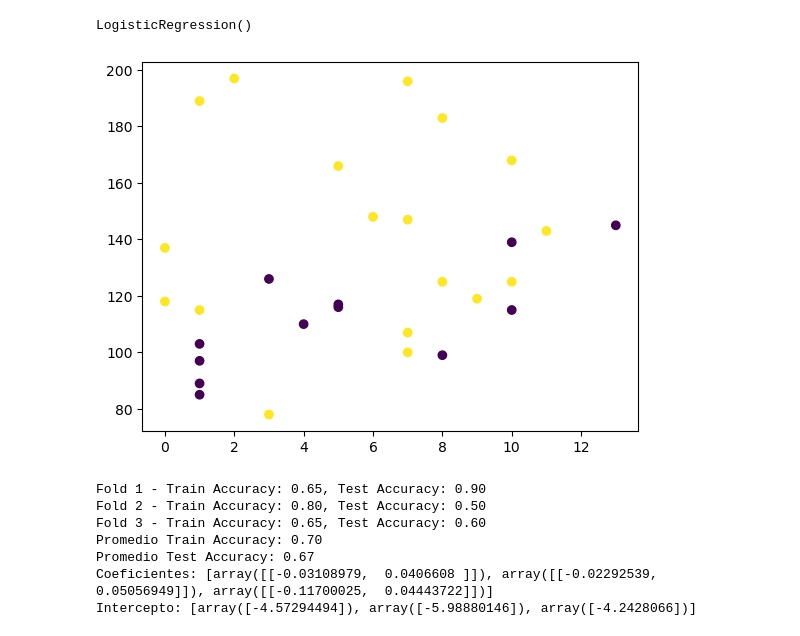
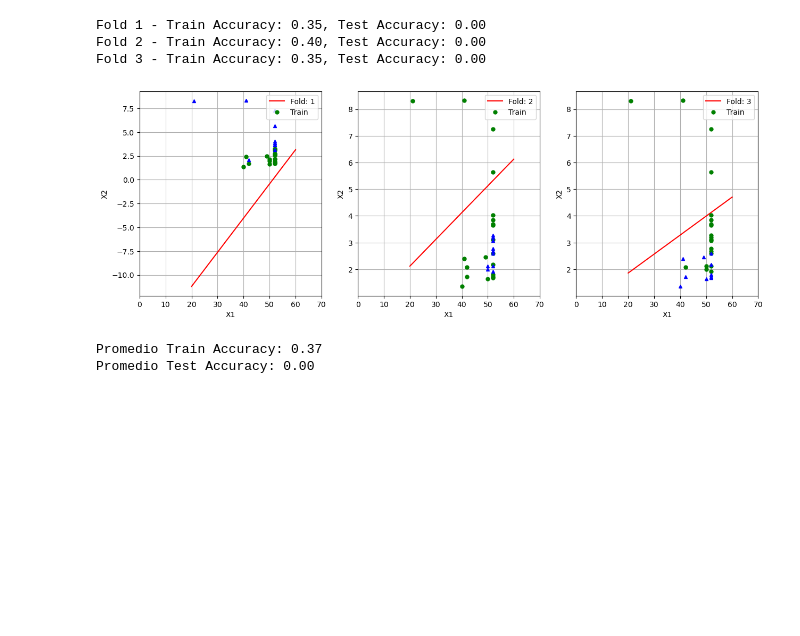
Before and after one commit to nestorm94/Aprendizaje_Maquinas, a Jupyter notebook: parcial_2.ipynb, the cells around one changed output. Saved outputs shown, nothing was run; the diff lists cells and outputs as text; code cells hidden in the pictures; blank space fills up the shorter version.

```diff
--- a/parcial_2.ipynb
+++ b/parcial_2.ipynb
@@ -69,3 +316,2 @@ determinar accuracy en train y test
 # %%
-df_biabetes = pd.read_csv('https://raw.githubusercontent.com/plotly/datasets/master/diabetes.csv')
-df_biabetes_30 = df_biabetes.head(30)
+df_california = pd.read_csv('https://raw.githubusercontent.com/sonarsushant/California-House-Price-Prediction/master/housing.csv')
@@ -88,60 +318,69 @@ results
-# %%
-logisticRegr = LogisticRegression()
-logisticRegr.fit(X, Y)
-# %% [output]
-LogisticRegression()
-# %%
-plt.scatter(X[:, 0], X[:, 1], c=Y)
-plt.show()
-# %% [output]
-[figure, removed]
+# %%
+df_california_30 = df_california.head(30)
+X_california = df_california_30[['housing_median_age', 'median_income']].values
+Y_california = df_california_30['median_house_value'].values
 # %%
-
-# Supongamos que tienes X y Y
-
-# Definir el número de pliegues (k)
 k = 3
 kf = KFold(n_splits=k)
 
-# Crear un modelo de regresión logística
 logisticRegr = LogisticRegression()
 
-# Inicializar listas para almacenar las métricas de entrenamiento y prueba de todos los folds
 train_accs = []
 test_accs = []
 coef = []
 intercept = []
 
-for fold, (train_indices, test_indices) in enumerate(kf.split(X)):
-    X_train, X_test = X[train_indices], X[test_indices]
-    y_train, y_test = Y[train_indices], Y[test_indices]
+
+plt.figure(figsize=(15, 5))
+
+for fold, (train_indices, test_indices) in enumerate(kf.split(X_california)):
+    X_train, X_test = X_california[train_indices], X_california[test_indices]
+    y_train, y_test = Y_california[train_indices], Y_california[test_indices]
 
     logisticRegr.fit(X_train, y_train)
-
-    coef.append(logisticRegr.coef_)
-    intercept.append(logisticRegr.intercept_)
 
     train_predictions = logisticRegr.predict(X_train)
     test_predictions = logisticRegr.predict(X_test)
 
     train_acc = accuracy_score(y_train, train_predictions)
     test_acc = accuracy_score(y_test, test_predictions)
 
     train_accs.append(train_acc)
     test_accs.append(test_acc)
 
+    w1 = logisticRegr.coef_[0][0]
+    w2 = logisticRegr.coef_[0][1]
+    b = logisticRegr.intercept_[0]
+
+    x1 = np.linspace(20, 60, 100)
+    x2 = -(w1 / w2) * x1 - (b / w2)
+
+    plt.subplot(1, k, fold + 1)
+    plt.plot(x1, x2, 'r-', label=f'Fold {fold + 1}')
+    plt.xlabel("X1")
+    plt.ylabel("X2")
+    plt.xlim(0, 70)
+    plt.legend()
+    plt.grid()
+
+    for i in range(len(X_train)):
+        x_i = X_train[i]
+        plt.plot(x_i[0], x_i[1], 'go', markersize=5)
+
+    for i in range(len(X_test)):
+        x_i = X_test[i]
+        plt.plot(x_i[0], x_i[1], 'b^', markersize=5)
+
+    plt.legend([f"Fold: {fold + 1}", "Train"], loc='upper right')
     print(f"Fold {fold + 1} - Train Accuracy: {train_acc:.2f}, Test Accuracy: {test_acc:.2f}")
+plt.show()
 
-# Imprimir el promedio de las métricas de todos los folds
 print(f"Promedio Train Accuracy: {sum(train_accs) / k:.2f}")
 print(f"Promedio Test Accuracy: {sum(test_accs) / k:.2f}")
-print(f"Coeficientes: {coef}")
-print(f"Intercepto: {intercept}")
 # %% [output]
-Fold 1 - Train Accuracy: 0.65, Test Accuracy: 0.90
-Fold 2 - Train Accuracy: 0.80, Test Accuracy: 0.50
-Fold 3 - Train Accuracy: 0.65, Test Accuracy: 0.60
-Promedio Train Accuracy: 0.70
-Promedio Test Accuracy: 0.67
-Coeficientes: [array([[-0.03108979,  0.0406608 ]]), array([[-0.02292539,  0.05056949]]), array([[-0.11700025,  0.04443722]])]
-Intercepto: [array([-4.57294494]), array([-5.98880146]), array([-4.2428066])]
+Fold 1 - Train Accuracy: 0.35, Test Accuracy: 0.00
+Fold 2 - Train Accuracy: 0.40, Test Accuracy: 0.00
+Fold 3 - Train Accuracy: 0.35, Test Accuracy: 0.00
+[figure, added]
+Promedio Train Accuracy: 0.37
+Promedio Test Accuracy: 0.00
```
Also changed, not shown: parts of 24 cells of this notebook.
